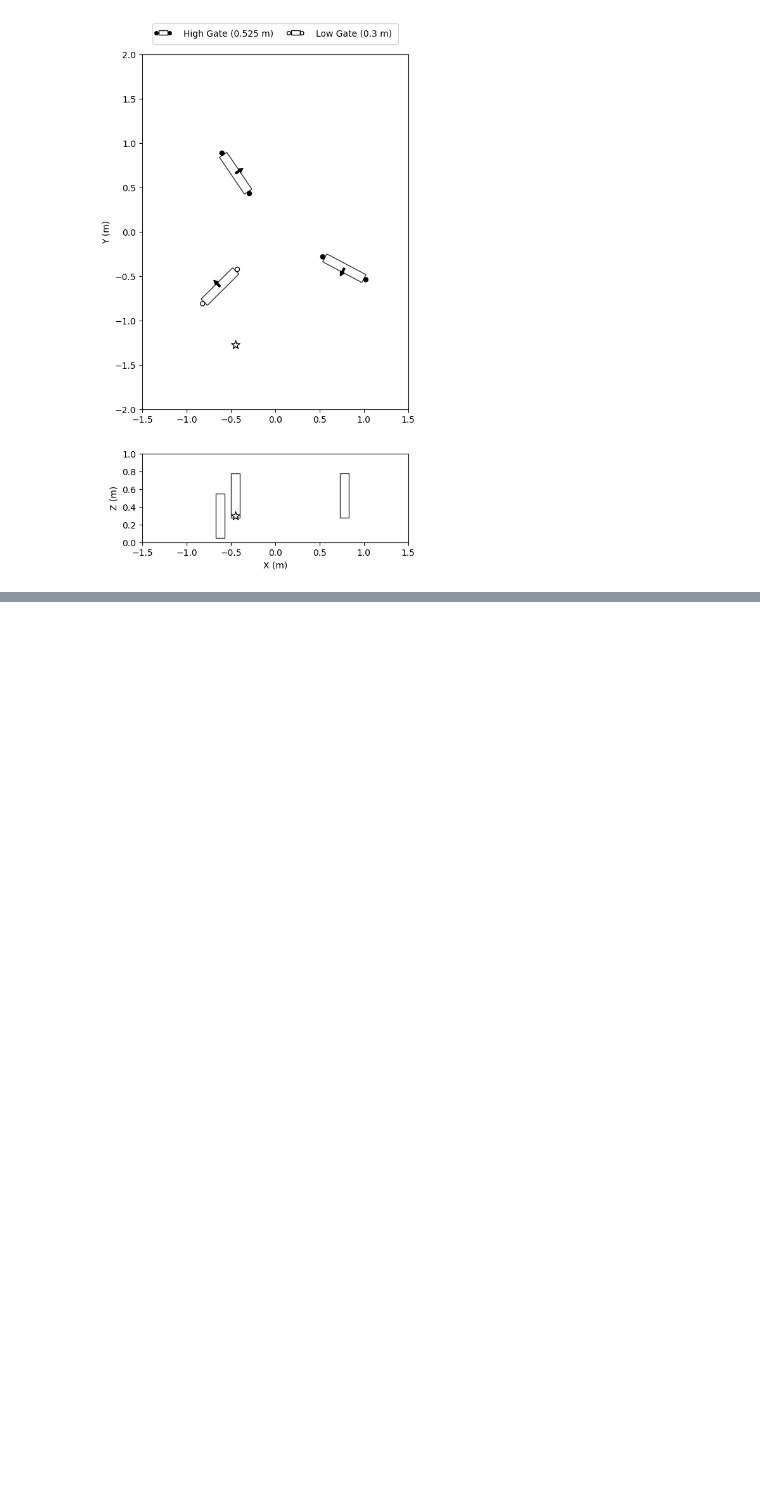
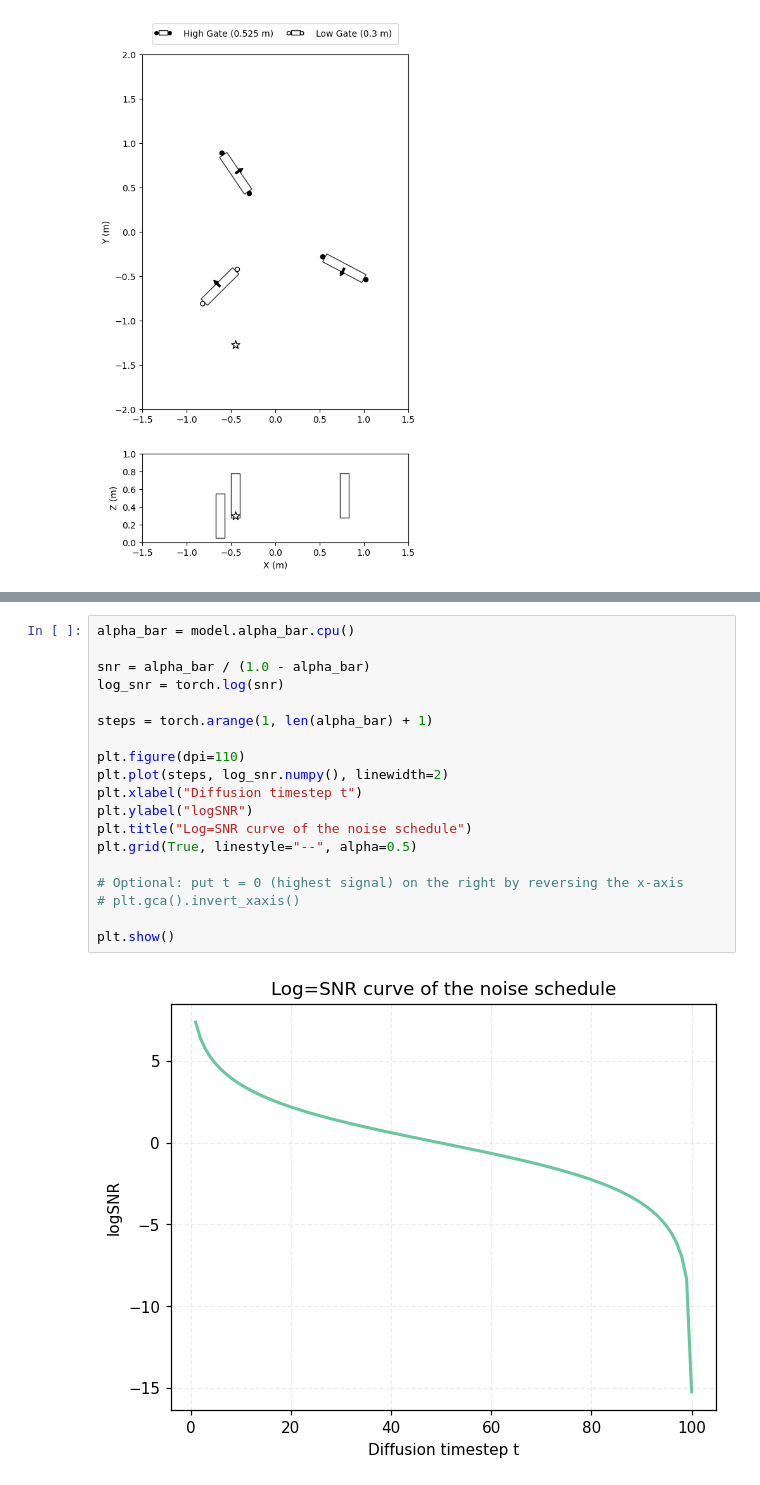
Before and after one commit to sparthaje/quadrotor-diffusion, a Jupyter notebook: notebooks/ldm.ipynb, the cells around one changed output, grey strips where cells are left out. Cells and saved outputs as stored; diff of their text form; blank space fills up the shorter version.

```diff
--- a/notebooks/ldm.ipynb
+++ b/notebooks/ldm.ipynb
@@ -150,0 +161,21 @@ print(trajectory_times)
+# %%
+alpha_bar = model.alpha_bar.cpu()
+
+snr = alpha_bar / (1.0 - alpha_bar)
+log_snr = torch.log(snr)
+
+steps = torch.arange(1, len(alpha_bar) + 1)
+
+plt.figure(dpi=110)
+plt.plot(steps, log_snr.numpy(), linewidth=2)
+plt.xlabel("Diffusion timestep t")
+plt.ylabel("logSNR")
+plt.title("Log=SNR curve of the noise schedule")
+plt.grid(True, linestyle="--", alpha=0.5)
+
+# Optional: put t = 0 (highest signal) on the right by reversing the x‑axis
+# plt.gca().invert_xaxis()
+
+plt.show()
+# %% [output]
+[figure, added]
```
Also changed, not shown: parts of 10 cells of this notebook, 14 other files.
